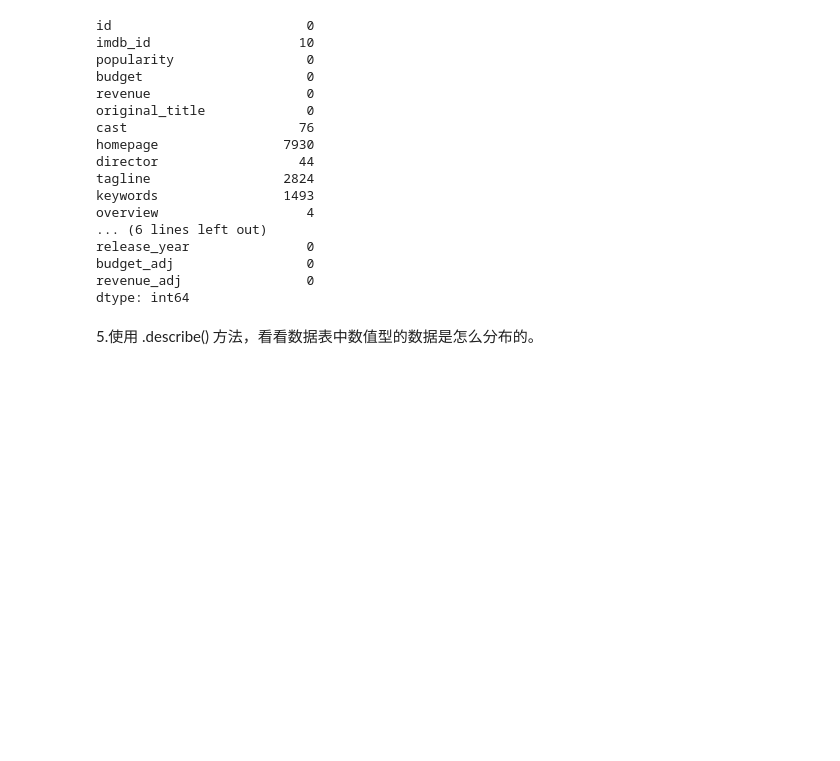
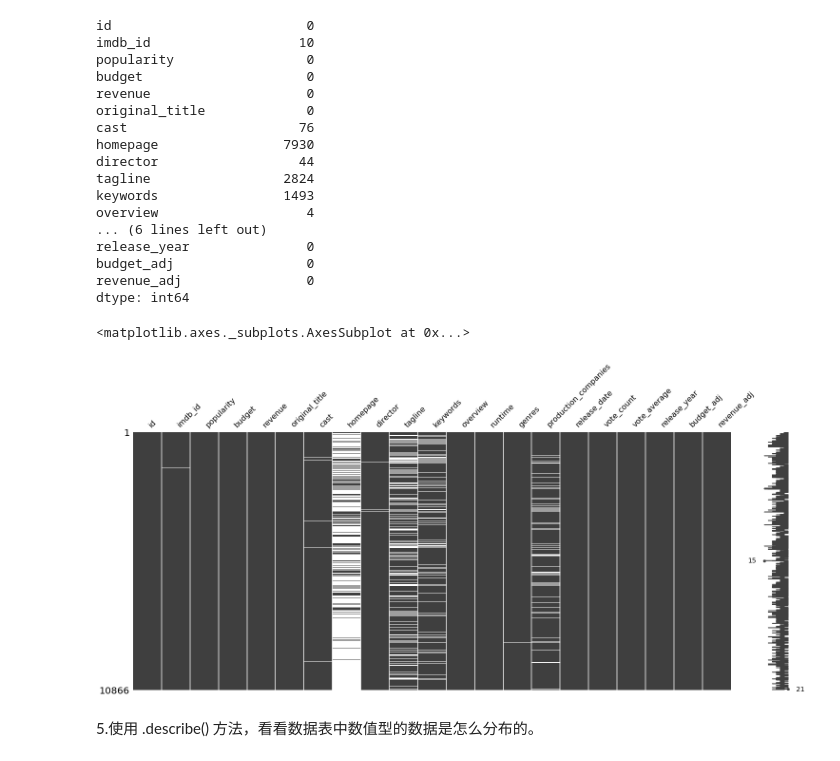
Before and after one commit to hanyang7427/Explore-Movie-Dataset, a Jupyter notebook: Explore Movie Dataset.ipynb, the cells around one changed output. Drawn from its saved outputs; the diff is of its cells as text; code cells hidden in the pictures; blank space fills up the shorter version.

```diff
--- a/Explore Movie Dataset.ipynb
+++ b/Explore Movie Dataset.ipynb
@@ -141,6 +142,11 @@ release_year               0
 budget_adj                 0
 revenue_adj                0
 dtype: int64
+# %%
+msno.matrix(df)
+# %% [output]
+<matplotlib.axes._subplots.AxesSubplot at 0x...>
+[figure, added]
 # %% [markdown]
 5.使用 .describe() 方法，看看数据表中数值型的数据是怎么分布的。
 # %%
```
Also changed, not shown: parts of 7 cells of this notebook, 8 other files.
